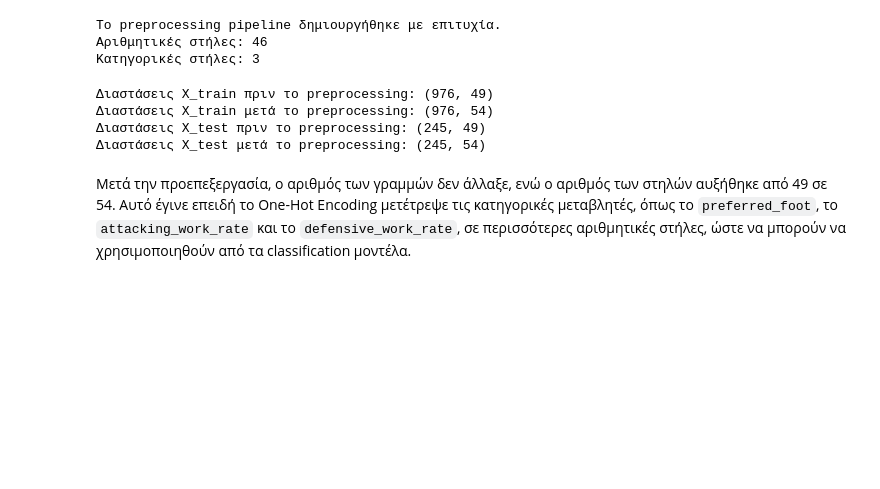
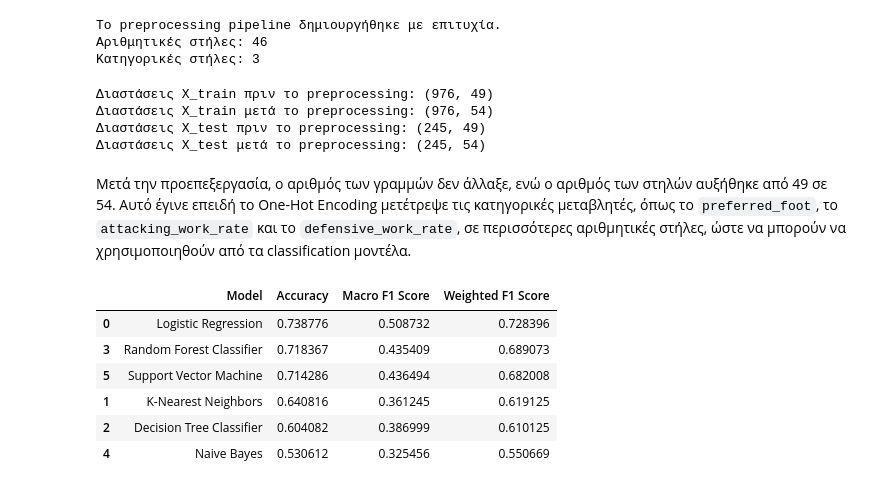
Before and after one commit to Loukas89/ML-FIFA-Analysis-Regression-Classification-Clustering-, a Jupyter notebook: Classification.ipynb, the cells around one changed output. Cells and saved outputs as stored; diff of their text form; code cells hidden in the pictures; blank space fills up the shorter version.

```diff
--- a/Classification.ipynb
+++ b/Classification.ipynb
@@ -641,0 +644,66 @@ print("Διαστάσεις X_test μετά το preprocessing:", X_test_process
+# %%
+# Δημιουργία ενός dictionary με τα μοντέλα ταξινόμησης που θα συγκρίνουμε
+models = {
+    'Logistic Regression': LogisticRegression(max_iter=2000),
+    'K-Nearest Neighbors': KNeighborsClassifier(n_neighbors=5),
+    'Decision Tree Classifier': DecisionTreeClassifier(random_state=42),
+    'Random Forest Classifier': RandomForestClassifier(
+        n_estimators=100,
+        random_state=42
+    ),
+    'Naive Bayes': GaussianNB(),
+    'Support Vector Machine': SVC()
+}
+
+# Δημιουργούμε μια κενή λίστα για να αποθηκεύσουμε τα αποτελέσματα κάθε μοντέλου
+results = []
+
+# Δημιουργούμε ένα dictionary για να κρατήσουμε τα εκπαιδευμένα μοντέλα
+trained_models = {}
+
+# Εκπαίδευση και αξιολόγηση κάθε μοντέλου
+for model_name, model in models.items():
+
+    # Ενώνουμε την προεπεξεργασία που κάναμε μαζί με το μοντέλο στο ίδιο pipeline
+    model_pipeline = Pipeline(steps=[
+        ('preprocessor', preprocessor),
+        ('model', model)
+    ])
+
+    # Εκπαίδευση μοντέλου
+    model_pipeline.fit(X_train, y_train)
+
+    # Προβλέψεις στο test set
+    y_pred = model_pipeline.predict(X_test)
+
+    # Υπολογισμός metrics για classification
+    accuracy = accuracy_score(y_test, y_pred)
+    macro_f1 = f1_score(y_test, y_pred, average='macro', zero_division=0)
+    weighted_f1 = f1_score(y_test, y_pred, average='weighted', zero_division=0)
+
+    # Πρόσθεση των αποτελεσμάτων στην κενή λίστα ως dictionary
+    results.append({
+        'Model': model_name,
+        'Accuracy': accuracy,
+        'Macro F1 Score': macro_f1,
+        'Weighted F1 Score': weighted_f1
+    })
+
+    # Αποθηκεύουμε το εκπαιδευμένο μοντέλο για να το χρησιμοποιήσουμε μετά
+    trained_models[model_name] = model_pipeline
+
+# Μετατροπή του dictionary σε DataFrame
+results_df = pd.DataFrame(results)
+
+# Εμφανίζουμε τα αποτελέσματα ταξινομημένα με βάση το Weighted F1 Score
+results_df = results_df.sort_values(by='Weighted F1 Score', ascending=False)
+
+results_df
+# %% [output]
+|  | Model | Accuracy | Macro F1 Score | Weighted F1 Score |
+| 0 | Logistic Regression | 0.738776 | 0.508732 | 0.728396 |
+| 3 | Random Forest Classifier | 0.718367 | 0.435409 | 0.689073 |
+| 5 | Support Vector Machine | 0.714286 | 0.436494 | 0.682008 |
+| 1 | K-Nearest Neighbors | 0.640816 | 0.361245 | 0.619125 |
+| 2 | Decision Tree Classifier | 0.604082 | 0.386999 | 0.610125 |
+| 4 | Naive Bayes | 0.530612 | 0.325456 | 0.550669 |
```
Also changed, not shown: parts of 6 cells of this notebook, 1 other file.
